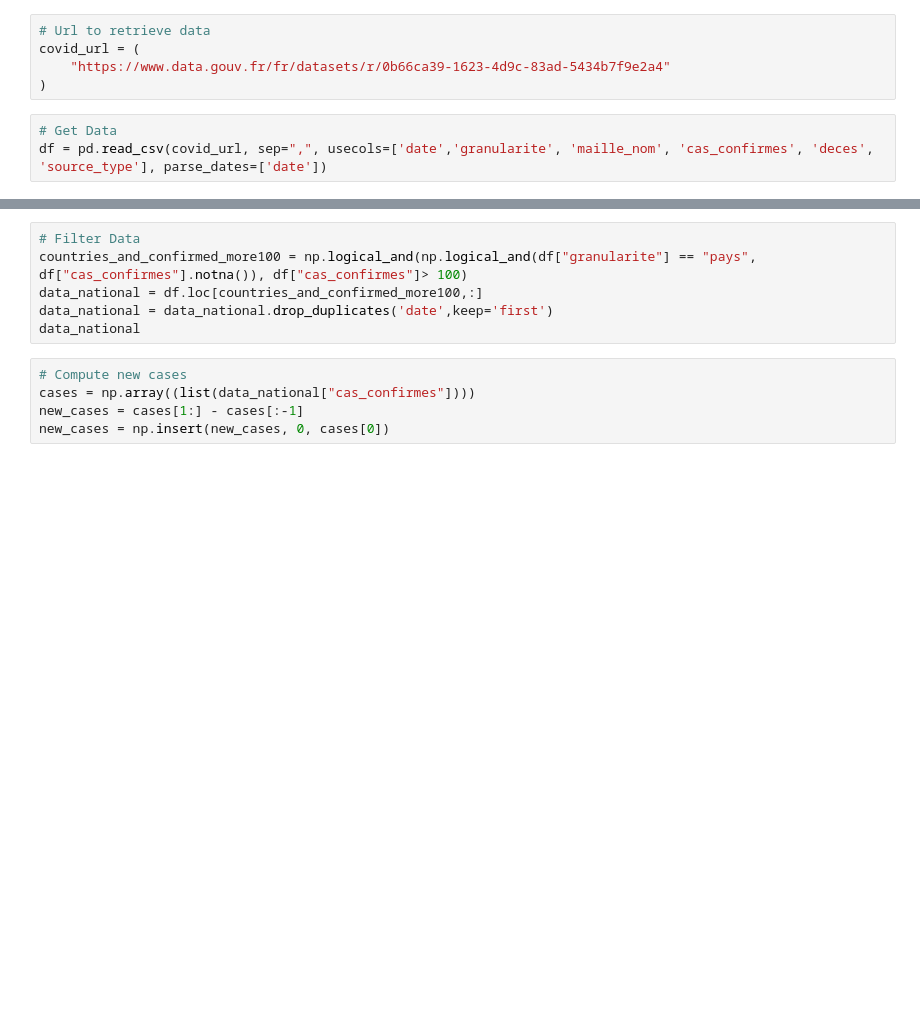
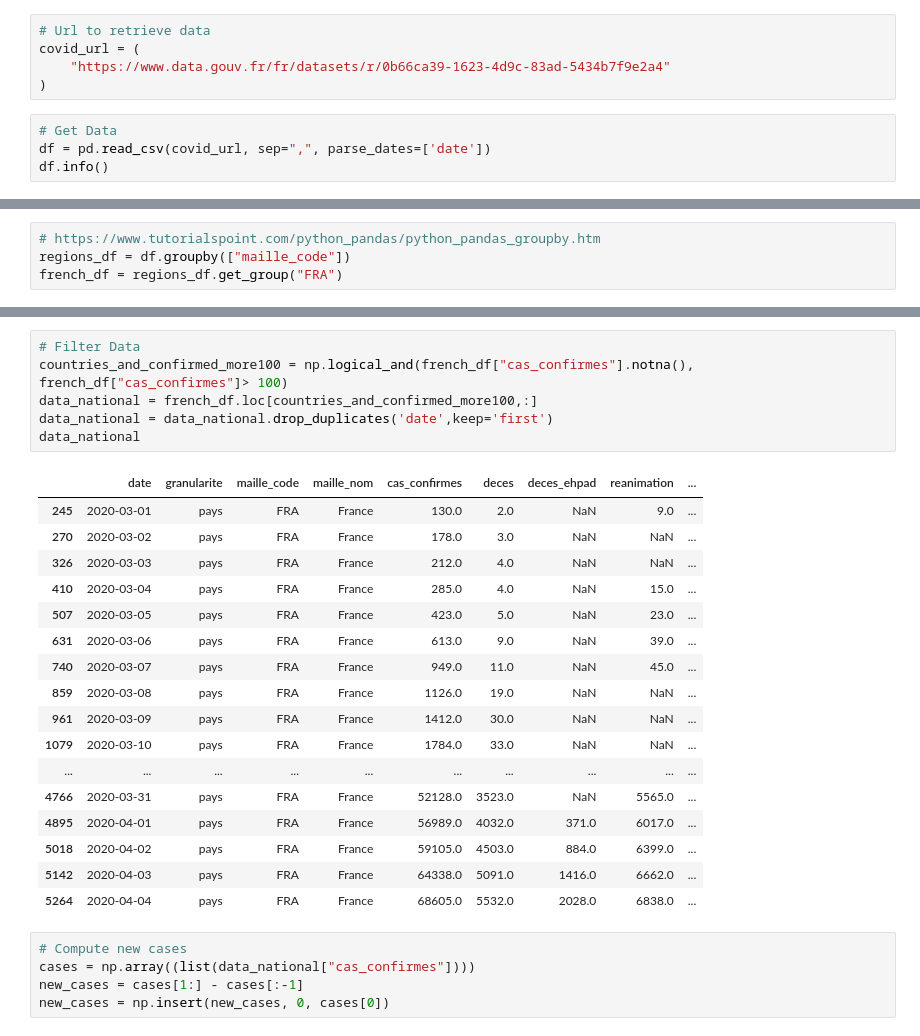
Before and after one commit to lsromain/covid19-visualizer, a Jupyter notebook: Covid19.ipynb, the cells around one changed output, grey strips where cells are left out. Saved outputs shown, nothing was run; the diff lists cells and outputs as text; blank space fills up the shorter version.

Commit message:
Select FRANCE data using groupby

```diff
--- a/Covid19.ipynb
+++ b/Covid19.ipynb
@@ -10,4 +9,5 @@ covid_url = (
 )
 # %%
 # Get Data
-df = pd.read_csv(covid_url, sep=",", usecols=['date','granularite', 'maille_nom', 'cas_confirmes', 'deces', 'source_type'], parse_dates=['date'])
+df = pd.read_csv(covid_url, sep=",", parse_dates=['date'])
+df.info()
@@ -14,2 +32,6 @@ df = pd.read_csv(covid_url, sep=",", usecols=['date','granularite', 'maille_nom'
+# %%
+# https://www.tutorialspoint.com/python_pandas/python_pandas_groupby.htm
+regions_df = df.groupby(["maille_code"])
+french_df = regions_df.get_group("FRA")
 # %%
 # Display First rows
@@ -17,9 +46,27 @@ df.head()
 # %%
 # Filter Data
-countries_and_confirmed_more100 = np.logical_and(np.logical_and(df["granularite"] == "pays", df["cas_confirmes"].notna()), df["cas_confirmes"]> 100)
-data_national = df.loc[countries_and_confirmed_more100,:]
+countries_and_confirmed_more100 = np.logical_and(french_df["cas_confirmes"].notna(), french_df["cas_confirmes"]> 100)
+data_national = french_df.loc[countries_and_confirmed_more100,:]
 data_national = data_national.drop_duplicates('date',keep='first')
 data_national
+# %% [output]
+|  | date | granularite | maille_code | maille_nom | cas_confirmes | deces | deces_ehpad | reanimation | ... |
+| 245 | 2020-03-01 | pays | FRA | France | 130.0 | 2.0 | NaN | 9.0 | ... |
+| 270 | 2020-03-02 | pays | FRA | France | 178.0 | 3.0 | NaN | NaN | ... |
+| 326 | 2020-03-03 | pays | FRA | France | 212.0 | 4.0 | NaN | NaN | ... |
+| 410 | 2020-03-04 | pays | FRA | France | 285.0 | 4.0 | NaN | 15.0 | ... |
+| 507 | 2020-03-05 | pays | FRA | France | 423.0 | 5.0 | NaN | 23.0 | ... |
+| 631 | 2020-03-06 | pays | FRA | France | 613.0 | 9.0 | NaN | 39.0 | ... |
+| 740 | 2020-03-07 | pays | FRA | France | 949.0 | 11.0 | NaN | 45.0 | ... |
+| 859 | 2020-03-08 | pays | FRA | France | 1126.0 | 19.0 | NaN | NaN | ... |
+| 961 | 2020-03-09 | pays | FRA | France | 1412.0 | 30.0 | NaN | NaN | ... |
+| 1079 | 2020-03-10 | pays | FRA | France | 1784.0 | 33.0 | NaN | NaN | ... |
+| ... | ... | ... | ... | ... | ... | ... | ... | ... | ... |
+| 4766 | 2020-03-31 | pays | FRA | France | 52128.0 | 3523.0 | NaN | 5565.0 | ... |
+| 4895 | 2020-04-01 | pays | FRA | France | 56989.0 | 4032.0 | 371.0 | 6017.0 | ... |
+| 5018 | 2020-04-02 | pays | FRA | France | 59105.0 | 4503.0 | 884.0 | 6399.0 | ... |
+| 5142 | 2020-04-03 | pays | FRA | France | 64338.0 | 5091.0 | 1416.0 | 6662.0 | ... |
+| 5264 | 2020-04-04 | pays | FRA | France | 68605.0 | 5532.0 | 2028.0 | 6838.0 | ... |
 # %%
 # Compute new cases
 cases = np.array((list(data_national["cas_confirmes"])))
```
Also changed, not shown: parts of 5 cells of this notebook.
